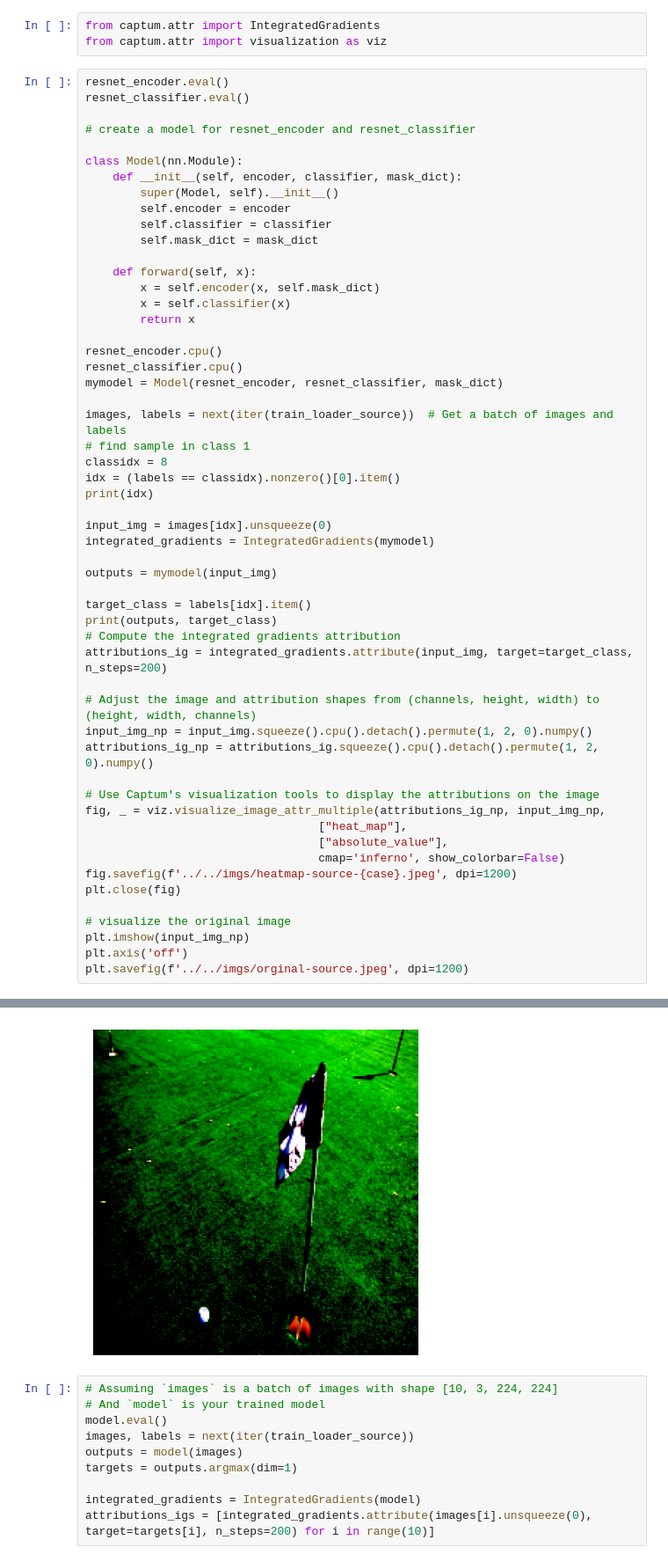
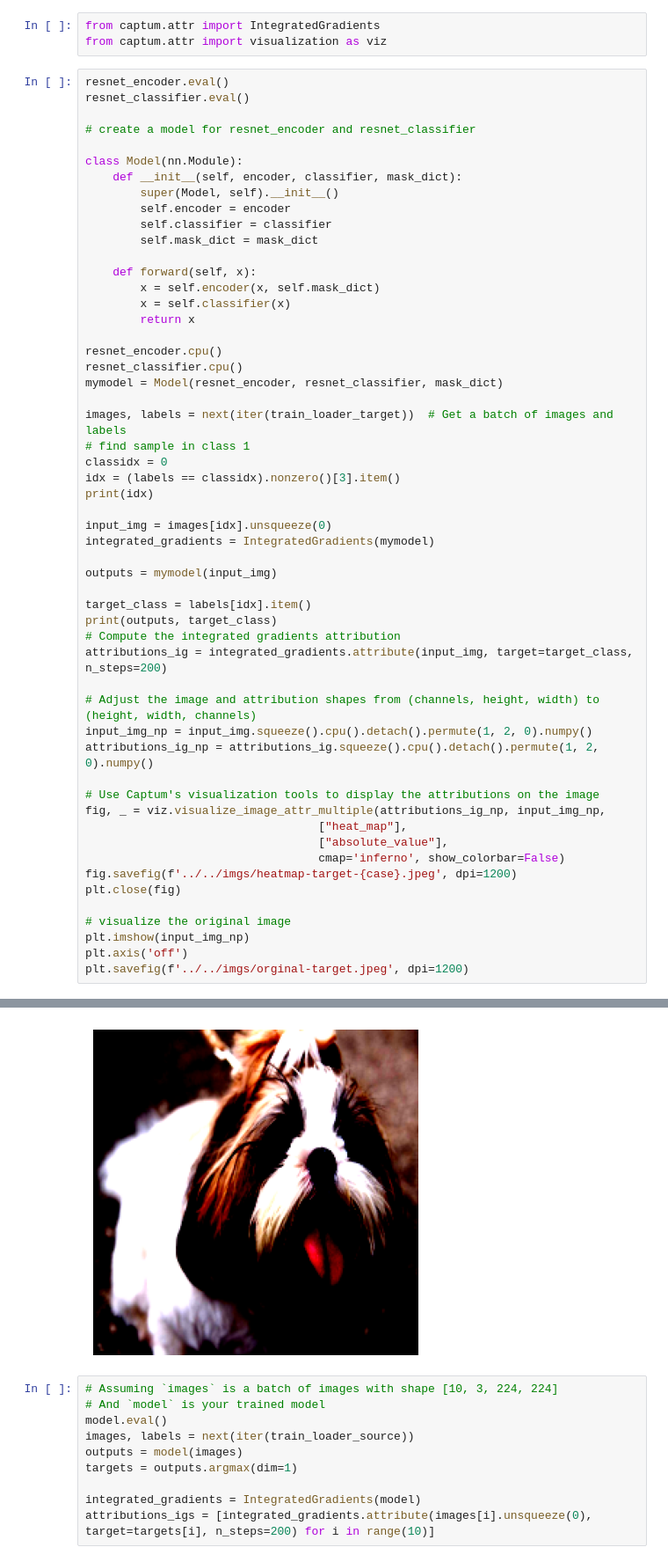
Before and after one commit to RollinDing/DNN-NTL-Pruning, a Jupyter notebook: src/visualizations/visualize_imagenet_performance.ipynb, the cells around one changed output, grey strips where cells are left out. Shown at 88% size. Drawn from its saved outputs; the diff is of its cells as text.

```diff
--- a/src/visualizations/visualize_imagenet_performance.ipynb
+++ b/src/visualizations/visualize_imagenet_performance.ipynb
@@ -286,10 +286,10 @@ resnet_encoder.cpu()
 resnet_classifier.cpu()
 mymodel = Model(resnet_encoder, resnet_classifier, mask_dict)
 
-images, labels = next(iter(train_loader_source))  # Get a batch of images and labels
+images, labels = next(iter(train_loader_target))  # Get a batch of images and labels
 # find sample in class 1
-classidx = 8
-idx = (labels == classidx).nonzero()[0].item()
+classidx = 0
+idx = (labels == classidx).nonzero()[3].item()
 print(idx)
 
 input_img = images[idx].unsqueeze(0)
@@ -311,11 +311,11 @@ fig, _ = viz.visualize_image_attr_multiple(attributions_ig_np, input_img_np,
                                   ["heat_map"],
                                   ["absolute_value"],
                                   cmap='inferno', show_colorbar=False)
-fig.savefig(f'../../imgs/heatmap-source-{case}.jpeg', dpi=1200)
+fig.savefig(f'../../imgs/heatmap-target-{case}.jpeg', dpi=1200)
 plt.close(fig)
 
 # visualize the original image
 plt.imshow(input_img_np)
 plt.axis('off')
-plt.savefig(f'../../imgs/orginal-source.jpeg', dpi=1200)
+plt.savefig(f'../../imgs/orginal-target.jpeg', dpi=1200)
 # %% [output]
@@ -327,5 +326,5 @@ tensor([[ 6.4452e-03,  2.9963e+00, -6.3270e+00, -1.4152e+00, -3.9246e+00,
 Clipping input data to the valid range for imshow with RGB data ([0..1] for floats or [0..255] for integers).
-[figure, old version]
+[figure, new version]
 # %%
 # Assuming `images` is a batch of images with shape [10, 3, 224, 224]
 # And `model` is your trained model
```
Also changed, not shown: parts of 1 cell of this notebook, 12 other files.
